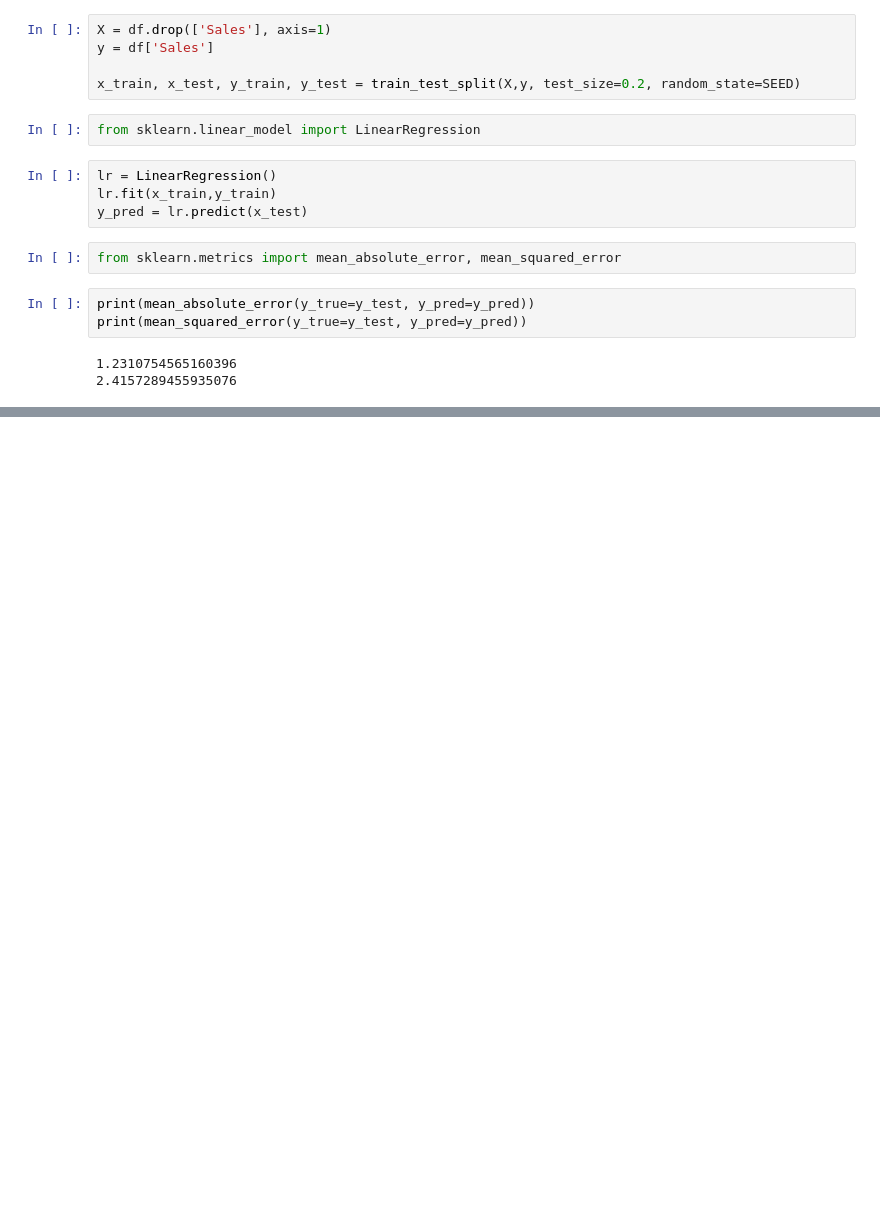
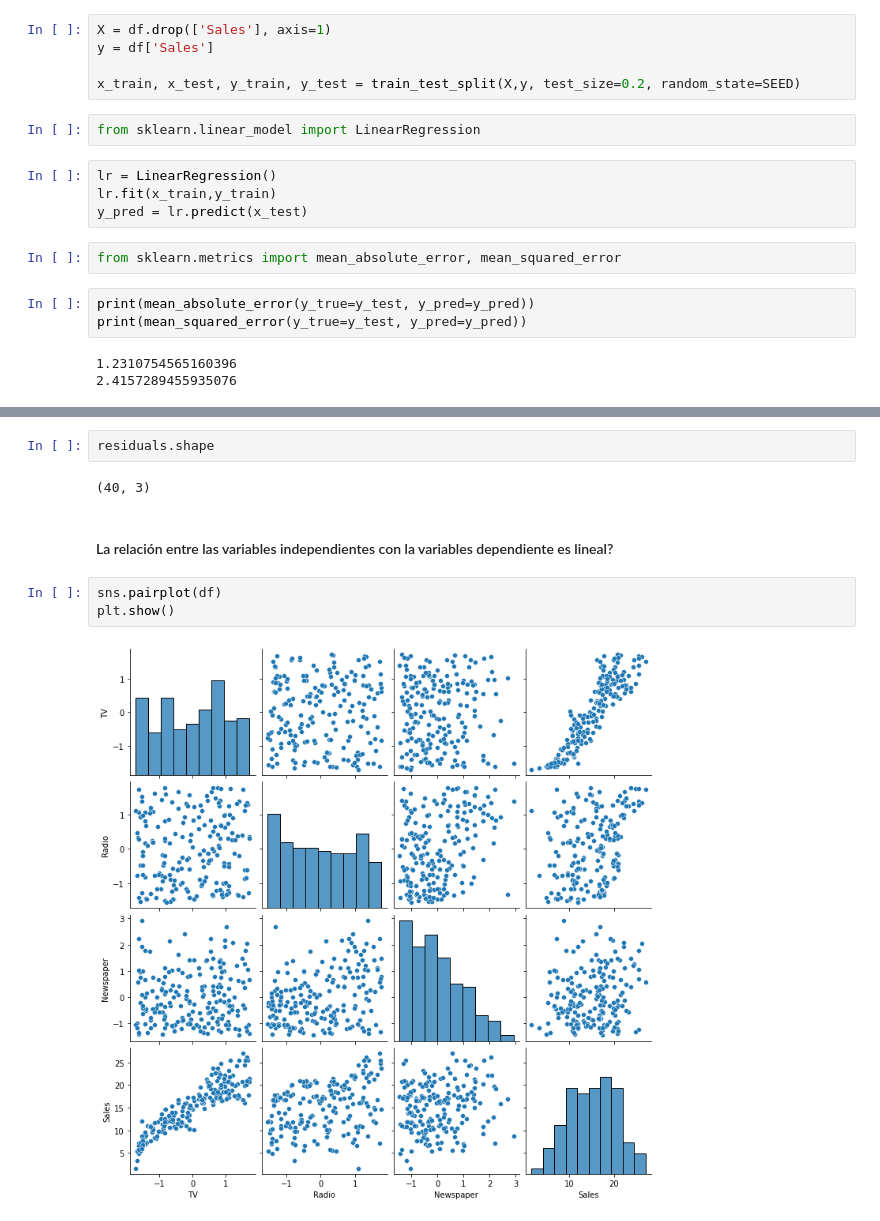
Before and after one commit to ForwardslashJP/Sales_Prediction, a Jupyter notebook: Sales_Prediction.ipynb, the cells around one changed output, grey strips where cells are left out. Drawn from its saved outputs; the diff is of its cells as text; blank space fills up the shorter version.

```diff
--- a/Sales_Prediction.ipynb
+++ b/Sales_Prediction.ipynb
@@ -44,0 +65,11 @@ print(mean_squared_error(y_true=y_test, y_pred=y_pred))
+# %%
+residuals.shape
+# %% [output]
+(40, 3)
+# %% [markdown]
+#### La relación entre las variables independientes con la variables dependiente es lineal?
+# %%
+sns.pairplot(df)
+plt.show()
+# %% [output]
+[figure, added]
```
Also changed, not shown: parts of 32 cells of this notebook.
